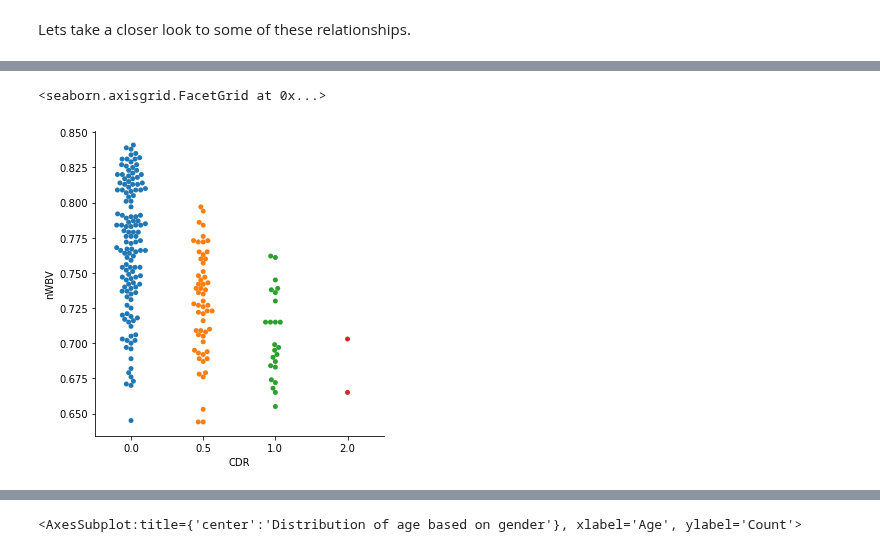
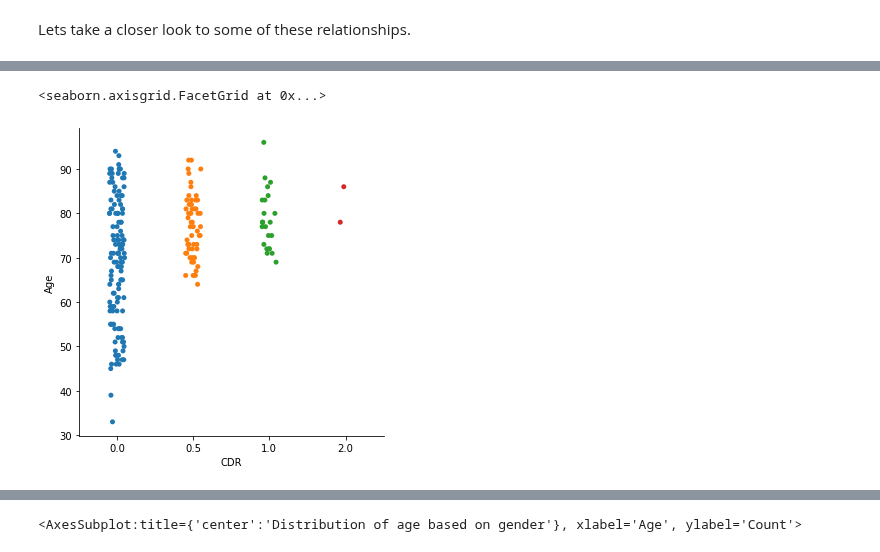
Before and after one commit to Gauss-x/Alzheimer-s-Analysis, a Jupyter notebook: main.ipynb, the cells around one changed output, grey strips where cells are left out. Saved outputs shown, nothing was run; the diff lists cells and outputs as text; code cells hidden in the pictures.

```diff
--- a/main.ipynb
+++ b/main.ipynb
@@ -314,5 +325,5 @@ Lets take a closer look to some of these relationships.
 # %%
-sns.catplot(kind='swarm', data=df_cross, x='CDR', y = 'nWBV')
+sns.catplot(data=df_cross,x = 'CDR', y = 'Age')
 # %% [output]
 <seaborn.axisgrid.FacetGrid at 0x...>
-[figure, old version]
+[figure, new version]
```
Also changed, not shown: parts of 6 cells of this notebook.
